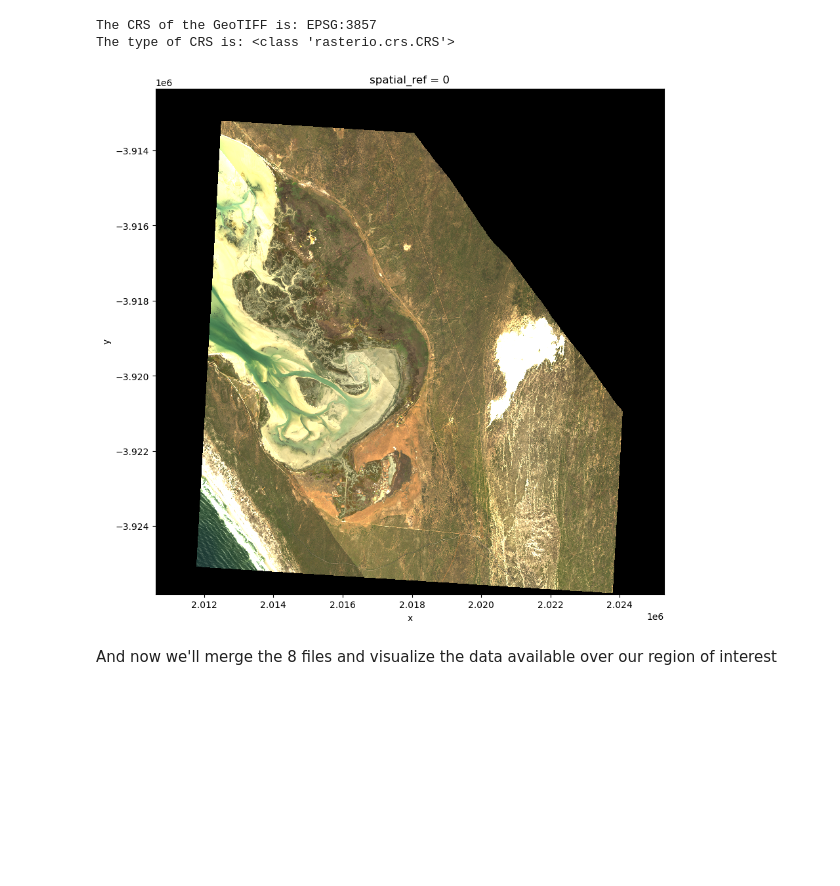
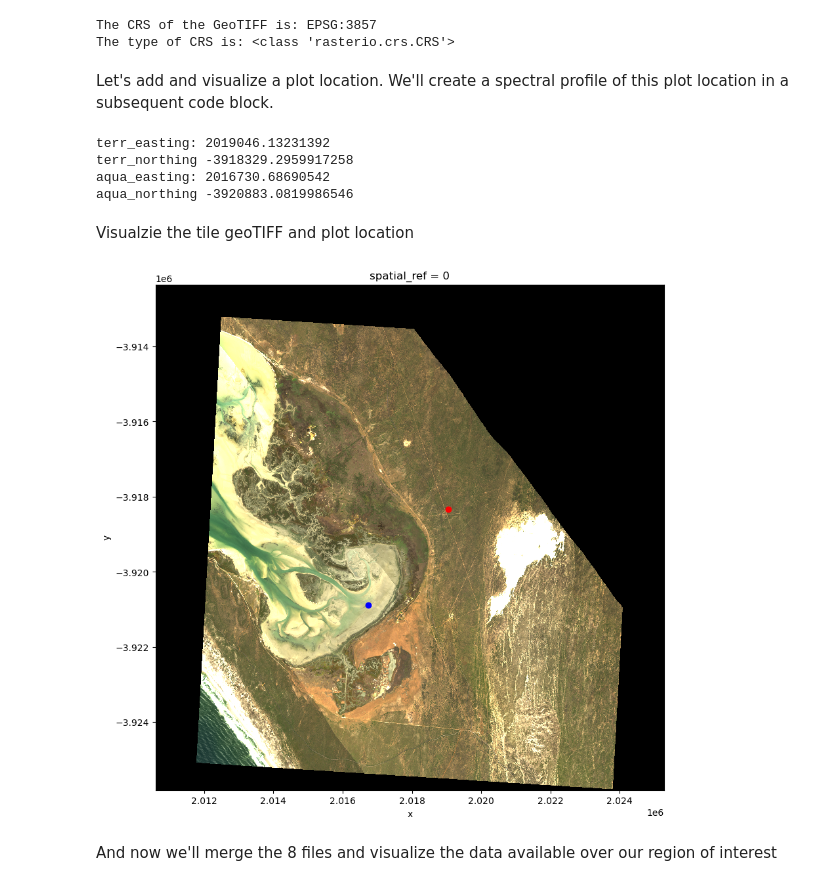
Before and after one commit to ornldaac/airborne, a Jupyter notebook: events/2025-SBG/notebooks/AVIRIS-NG_L3_BioSCape.ipynb, the cells around one changed output. Drawn from its saved outputs; the diff is of its cells as text; code cells hidden in the pictures; blank space fills up the shorter version.

```diff
--- a/events/2025-SBG/notebooks/AVIRIS-NG_L3_BioSCape.ipynb
+++ b/events/2025-SBG/notebooks/AVIRIS-NG_L3_BioSCape.ipynb
@@ -417,16 +432,41 @@ with rasterio.open(gtiff_paths[7]) as dataset:
 # %% [output]
 The CRS of the GeoTIFF is: EPSG:3857
 The type of CRS is: <class 'rasterio.crs.CRS'>
+# %% [markdown]
+Let's add and visualize a plot location.  We'll create a spectral profile of this plot location in a subsequent code block.
+# %%
+terr_lat = -33.1733
+terr_lon = 18.1374
+aqua_lat = -33.1925
+aqua_lon = 18.1166
+# translate coordinates
+from pyproj import Proj
+p = Proj("EPSG:3857", preserve_units=False)
+terr_x,terr_y = p(terr_lon, terr_lat)
+aqua_x, aqua_y = p(aqua_lon, aqua_lat)
+print('terr_easting:', terr_x)
+print('terr_northing', terr_y)
+print('aqua_easting:', aqua_x)
+print('aqua_northing', aqua_y)
+# %% [output]
+terr_easting: 2019046.13231392
+terr_northing -3918329.2959917258
+aqua_easting: 2016730.68690542
+aqua_northing -3920883.0819986546
+# %% [markdown]
+Visualzie the tile geoTIFF and plot location
 # %%
 # Open the GeoTIFF file
 raster = rx.open_rasterio(gtiff_paths[7])
 
 # Plot the RGB image
 plt.figure(figsize=(10, 10))
 raster.plot.imshow(rgb="band")
+plt.scatter(terr_x,terr_y, color='red')
+plt.scatter(aqua_x,aqua_y, color='blue')
 plt.show()
 # %% [output]
-[figure, old version]
+[figure, new version]
 # %% [markdown]
 And now we'll merge the 8 files and visualize the data available over our region of interest
 # %%
```
Also changed, not shown: parts of 17 cells of this notebook.
